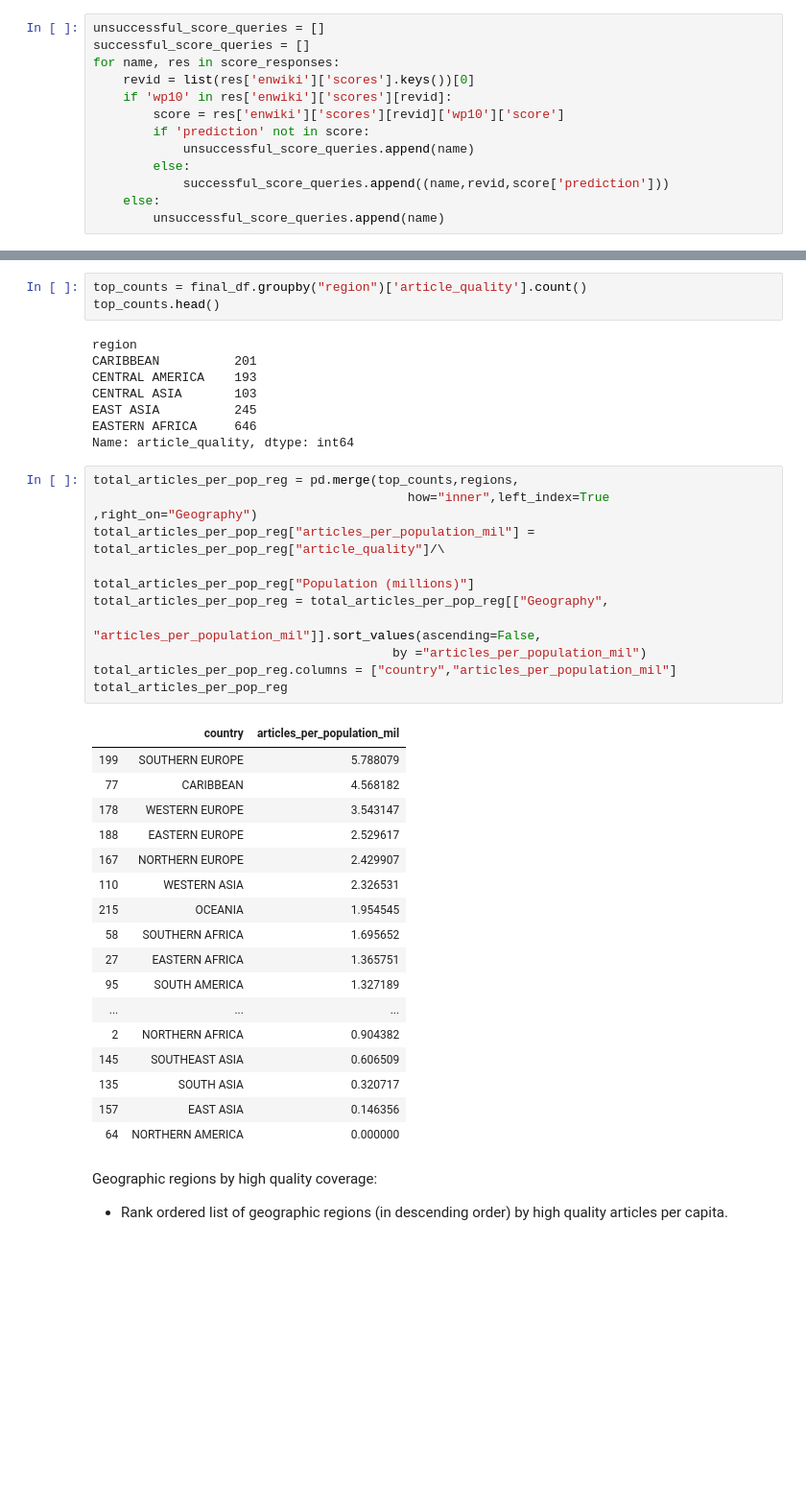
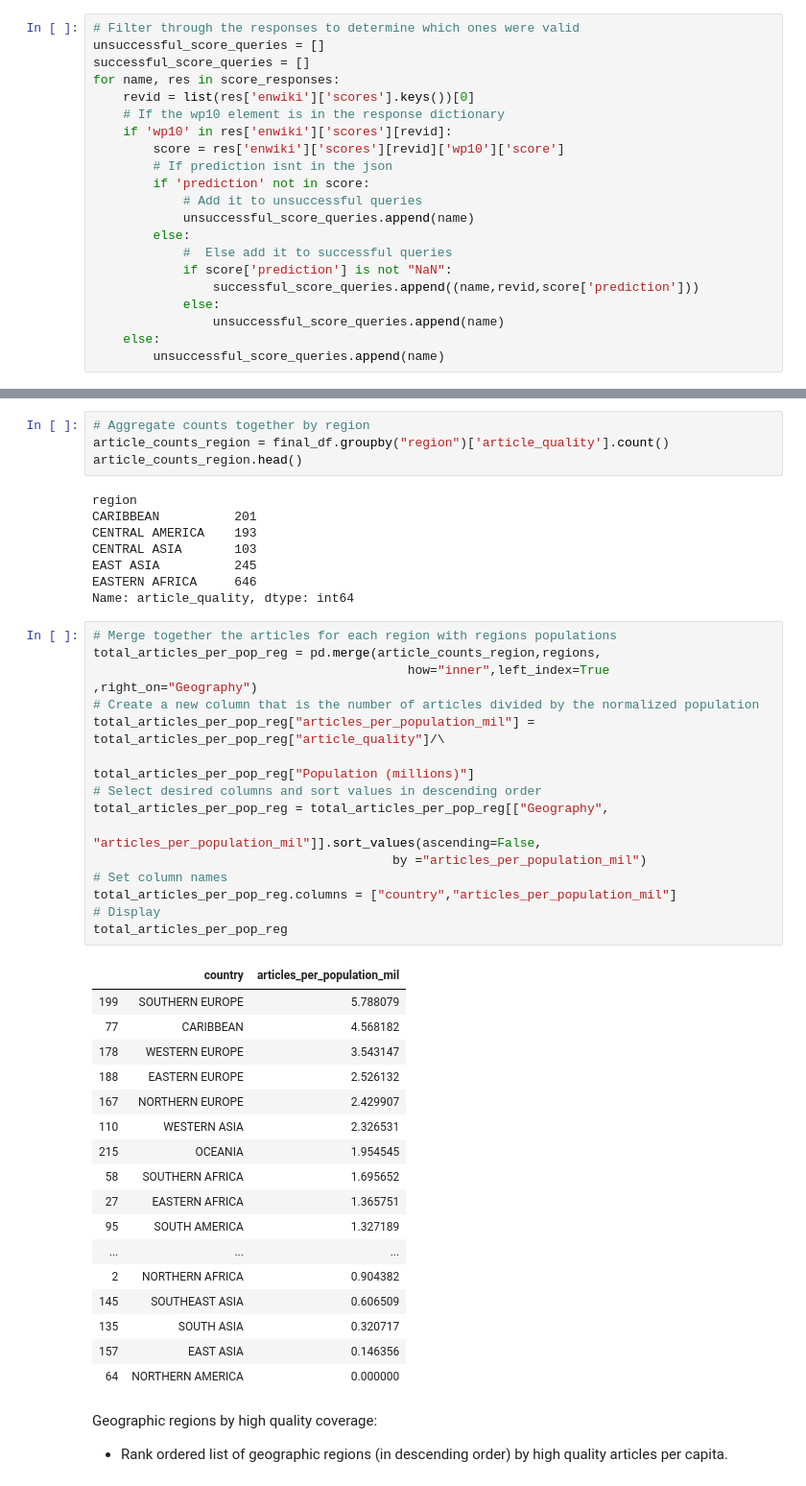
Before and after one commit to n8-uw/data-512-homework_2, a Jupyter notebook: Homework2.ipynb, the cells around one changed output, grey strips where cells are left out. Shown at 96% size. Cells and saved outputs as stored; diff of their text form; blank space fills up the shorter version.

```diff
--- a/Homework2.ipynb
+++ b/Homework2.ipynb
@@ -257,15 +261,23 @@ score_responses[0]
 # %%
 # Parse score responses
 # %%
+# Filter through the responses to determine which ones were valid
 unsuccessful_score_queries = []
 successful_score_queries = []
 for name, res in score_responses:
     revid = list(res['enwiki']['scores'].keys())[0]
+    # If the wp10 element is in the response dictionary
     if 'wp10' in res['enwiki']['scores'][revid]:
         score = res['enwiki']['scores'][revid]['wp10']['score']
+        # If prediction isnt in the json
         if 'prediction' not in score:
+            # Add it to unsuccessful queries
             unsuccessful_score_queries.append(name)
         else:
-            successful_score_queries.append((name,revid,score['prediction']))
+            #  Else add it to successful queries
+            if score['prediction'] is not "NaN":
+                successful_score_queries.append((name,revid,score['prediction']))
+            else:
+                unsuccessful_score_queries.append(name)
     else:
         unsuccessful_score_queries.append(name)
@@ -592,8 +544,9 @@ total_articles_per_pop_country.head()
 Geographic regions by total coverage:
 - A rank ordered list of geographic regions (in descending order) by total articles per capita.
 # %%
-top_counts = final_df.groupby("region")['article_quality'].count()
-top_counts.head()
+# Aggregate counts together by region
+article_counts_region = final_df.groupby("region")['article_quality'].count()
+article_counts_region.head()
 # %% [output]
 region
 CARIBBEAN          201
@@ -603,21 +556,26 @@ EAST ASIA          245
 EASTERN AFRICA     646
 Name: article_quality, dtype: int64
 # %%
-total_articles_per_pop_reg = pd.merge(top_counts,regions,
+# Merge together the articles for each region with regions populations
+total_articles_per_pop_reg = pd.merge(article_counts_region,regions,
                                           how="inner",left_index=True ,right_on="Geography")
+# Create a new column that is the number of articles divided by the normalized population
 total_articles_per_pop_reg["articles_per_population_mil"] = total_articles_per_pop_reg["article_quality"]/\
                                                         total_articles_per_pop_reg["Population (millions)"]
+# Select desired columns and sort values in descending order
 total_articles_per_pop_reg = total_articles_per_pop_reg[["Geography",
                                         "articles_per_population_mil"]].sort_values(ascending=False,
                                         by ="articles_per_population_mil")
+# Set column names
 total_articles_per_pop_reg.columns = ["country","articles_per_population_mil"]
+# Display
 total_articles_per_pop_reg
 # %% [output]
 |  | country | articles_per_population_mil |
 | 199 | SOUTHERN EUROPE | 5.788079 |
 | 77 | CARIBBEAN | 4.568182 |
 | 178 | WESTERN EUROPE | 3.543147 |
-| 188 | EASTERN EUROPE | 2.529617 |
+| 188 | EASTERN EUROPE | 2.526132 |
 | 167 | NORTHERN EUROPE | 2.429907 |
 | 110 | WESTERN ASIA | 2.326531 |
 | 215 | OCEANIA | 1.954545 |
```
Also changed, not shown: parts of 53 cells of this notebook, 3 other files.
